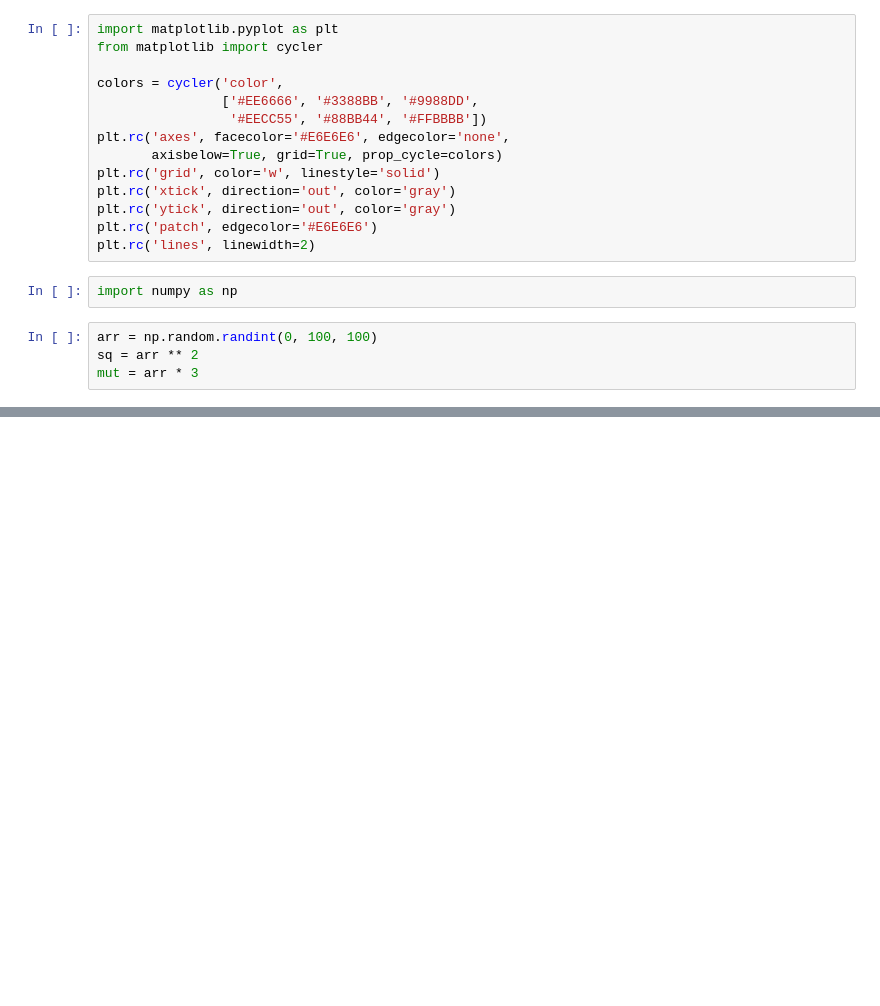
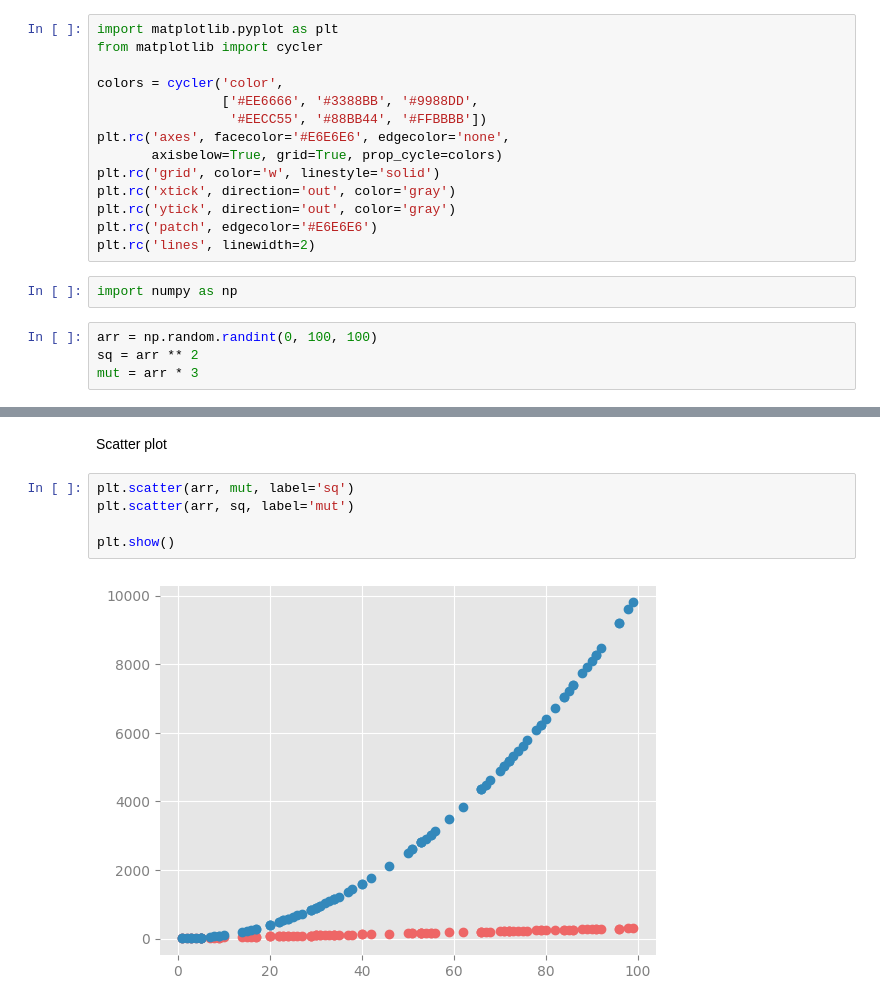
Before and after one commit to BernardoAguayoOrtega/algo-trading-from-a-to-z, a Jupyter notebook: matplotlib.ipynb, the cells around one changed output, grey strips where cells are left out. Cells and saved outputs as stored; diff of their text form; blank space fills up the shorter version.

```diff
--- a/matplotlib.ipynb
+++ b/matplotlib.ipynb
@@ -62,0 +58,9 @@ plt.show()
+# %% [markdown]
+Scatter plot
+# %%
+plt.scatter(arr, mut, label='sq')
+plt.scatter(arr, sq, label='mut')
+
+plt.show()
+# %% [output]
+[figure, added]
```
Also changed, not shown: parts of 2 cells of this notebook.
